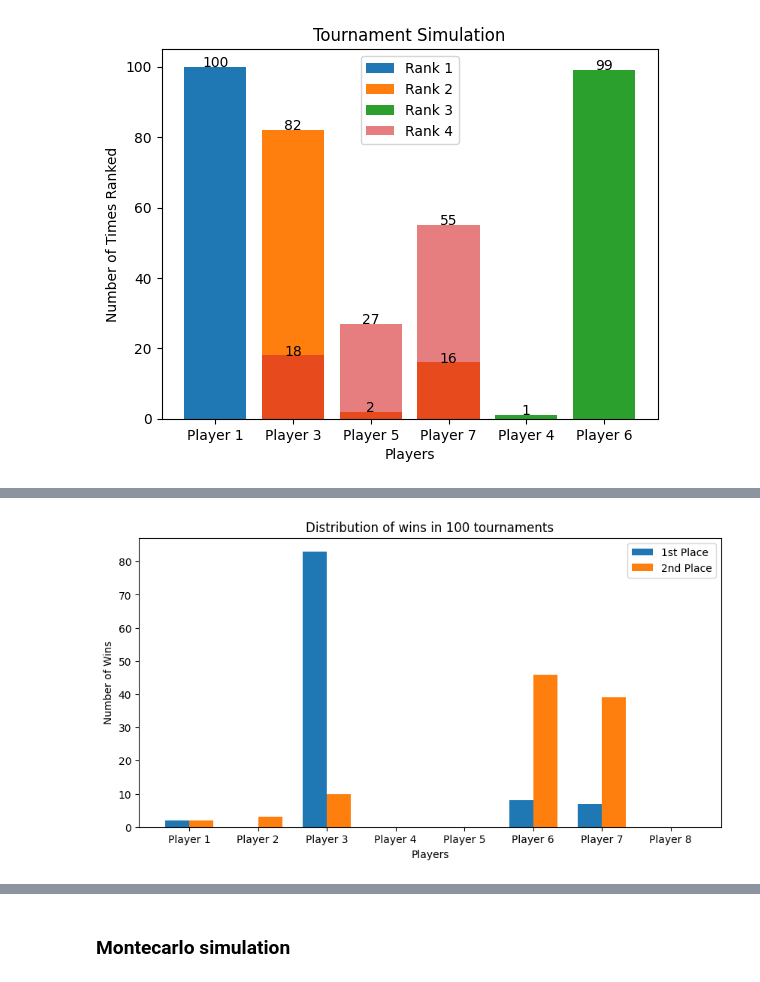
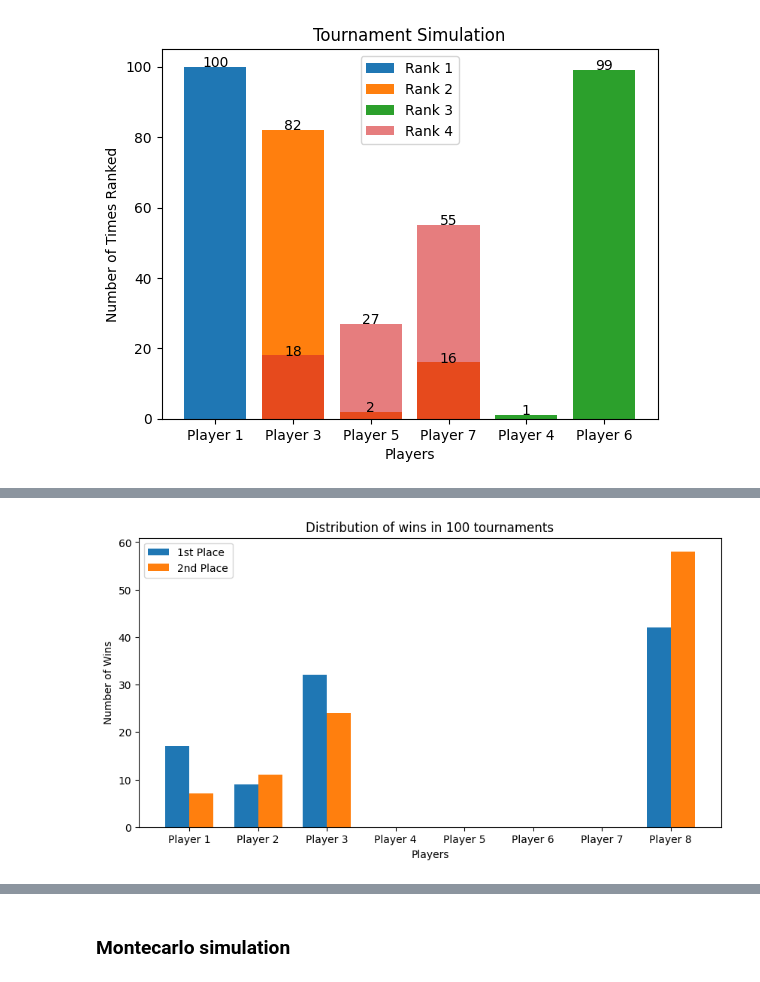
Before and after one commit to Rishi-Bidani/FIT3139, a Jupyter notebook: finalproject/assignment.ipynb, the cells around one changed output, grey strips where cells are left out. Saved outputs shown, nothing was run; the diff lists cells and outputs as text; code cells hidden in the pictures.

```diff
--- a/finalproject/assignment.ipynb
+++ b/finalproject/assignment.ipynb
@@ -483,23 +486,14 @@ plt.show()
 # %%
 players = [
     Player(0.7, 0.8),
-    Player(0.9, 0.4),
-    Player(0.9, 0.6),
-    Player(0.6, 0.6),
-    Player(0.5, 0.5),
     Player(0.8, 0.7),
     Player(0.4, 0.9),
     Player(0.6, 0.6),
-    # Player(0.6, 0.7),
-    # Player(0.5, 0.5),
-    # Player(0.8, 0.7),
-    # Player(0.4, 0.9),
-    # Player(0.9, 0.6),
-    # Player(0.6, 0.6),
-    # Player(0.6, 0.7),
-    # Player(0.5, 0.5),
+    Player(0.5, 0.5),
+    Player(0.6, 0.6),
+    Player(0.5, 0.5),
+    Player(0.9, 0.4),
 ]
-
 simulate_tournaments(players, num_tournaments=100)
 # %% [output]
-[figure, old version]
+[figure, new version]
```
Also changed, not shown: parts of 3 cells of this notebook, 1 other file.
